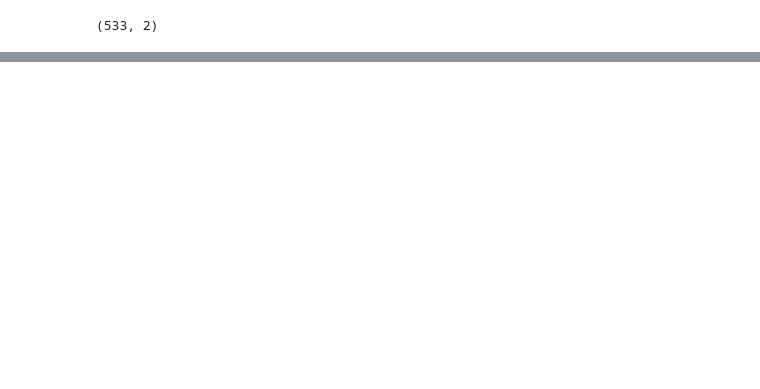
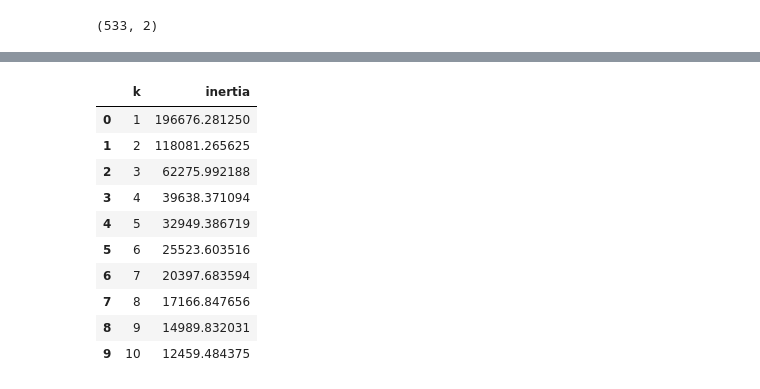
Before and after one commit to jakewmayfield/unsupervised_learning_challenge, a Jupyter notebook: Cryptocurrency_Clusters.ipynb, the cells around one changed output, grey strips where cells are left out. Cells and saved outputs as stored; diff of their text form; code cells hidden in the pictures; blank space fills up the shorter version.

```diff
--- a/Cryptocurrency_Clusters.ipynb
+++ b/Cryptocurrency_Clusters.ipynb
@@ -191 +189,29 @@ NameError: name 'df2' is not defined
+# %%
+inertia = []
+# Same as k = list(range(1, 11))
+k = [1,2,3,4,5,6,7,8,9,10]
+
+
+# Looking for the best k
+for i in k:
+    km = KMeans(n_clusters=i, random_state=0)
+    km.fit(tsne_features)
+    inertia.append(km.inertia_)
+
+# Define a DataFrame to plot the Elbow Curve using hvPlot
+elbow_data = {"k": k, "inertia": inertia}
+df_elbow = pd.DataFrame(elbow_data)
+df_elbow
+# %% [output]
+|  | k | inertia |
+| 0 | 1 | 196676.281250 |
+| 1 | 2 | 118081.265625 |
+| 2 | 3 | 62275.992188 |
+| 3 | 4 | 39638.371094 |
+| 4 | 5 | 32949.386719 |
+| 5 | 6 | 25523.603516 |
+| 6 | 7 | 20397.683594 |
+| 7 | 8 | 17166.847656 |
+| 8 | 9 | 14989.832031 |
+| 9 | 10 | 12459.484375 |
 # %%
```
Also changed, not shown: parts of 12 cells of this notebook.
